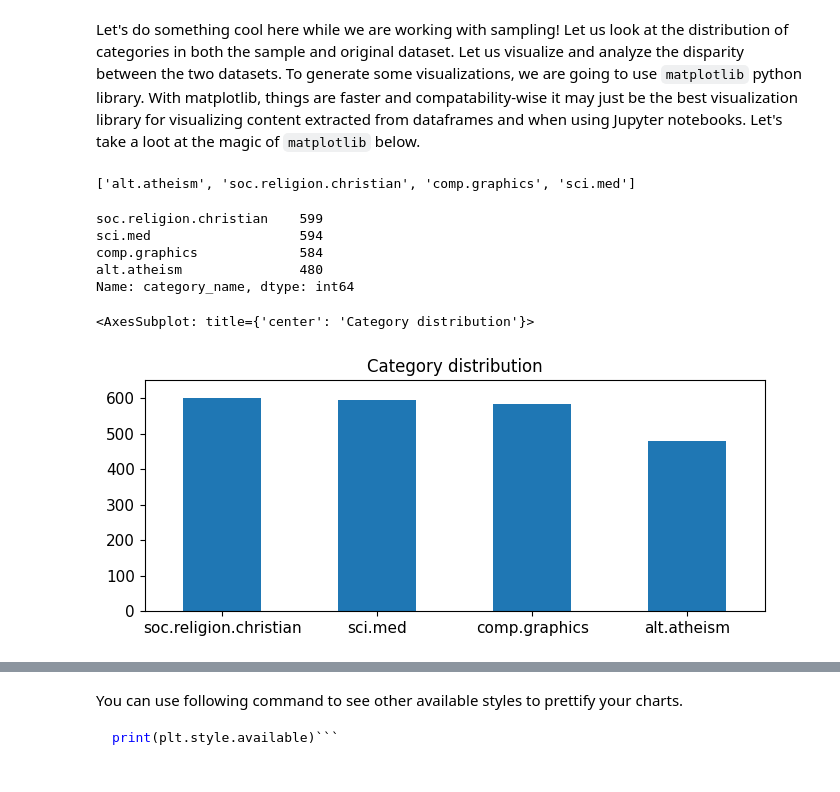
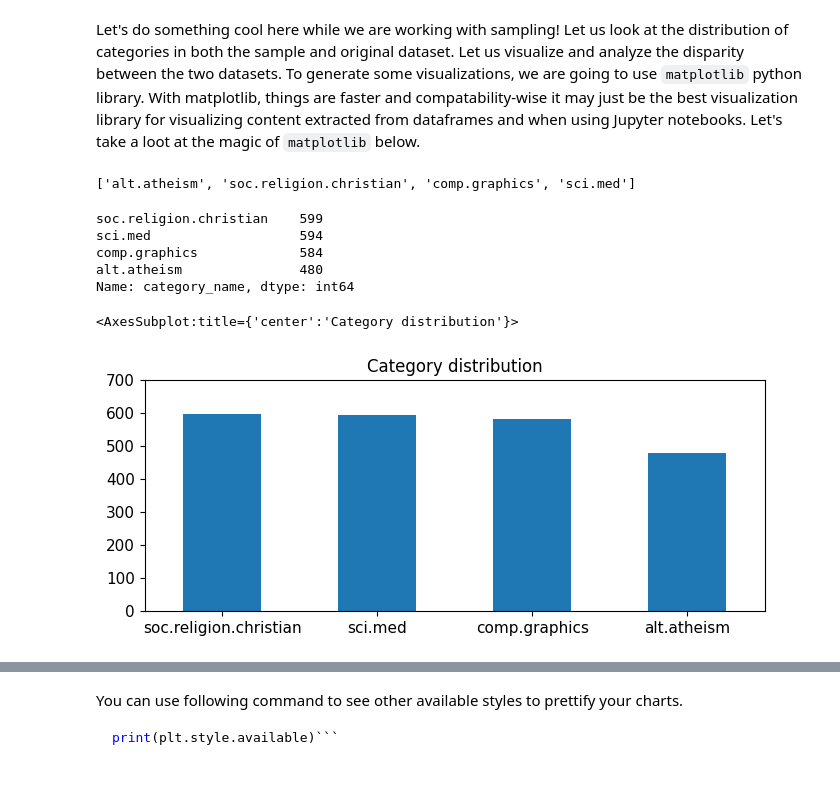
Before and after one commit to Judy-Hsieh/DM2022-Lab1-Master, a Jupyter notebook: DM2022-Lab1-Master.ipynb, the cells around one changed output, grey strips where cells are left out. Cells and saved outputs as stored; diff of their text form; code cells hidden in the pictures.

```diff
--- a/DM2022-Lab1-Master.ipynb
+++ b/DM2022-Lab1-Master.ipynb
@@ -1095,26 +1171,28 @@ Let's do something cool here while we are working with sampling! Let us look at
 # %%
 import matplotlib.pyplot as plt
 %matplotlib inline
-# %%
-categories
-# %% [output]
-['alt.atheism', 'soc.religion.christian', 'comp.graphics', 'sci.med']
+# %%
+# show the categories
+categories
+# %% [output]
+['alt.atheism', 'soc.religion.christian', 'comp.graphics', 'sci.med']
 # %%
 print(X.category_name.value_counts())
 
 # plot barchart for X
+# ylim = y axis's range
 X.category_name.value_counts().plot(kind = 'bar',
                                     title = 'Category distribution',
-                                    ylim = [0, 650],
+                                    ylim = [0, 700],
                                     rot = 0, fontsize = 11, figsize = (8,3))
 # %% [output]
 soc.religion.christian    599
 sci.med                   594
 comp.graphics             584
 alt.atheism               480
 Name: category_name, dtype: int64
-<AxesSubplot: title={'center': 'Category distribution'}>
+<AxesSubplot:title={'center':'Category distribution'}>
-[figure, old version]
+[figure, new version]
 # %%
 print(X_sample.category_name.value_counts())
 
```
Also changed, not shown: parts of 46 cells of this notebook.
